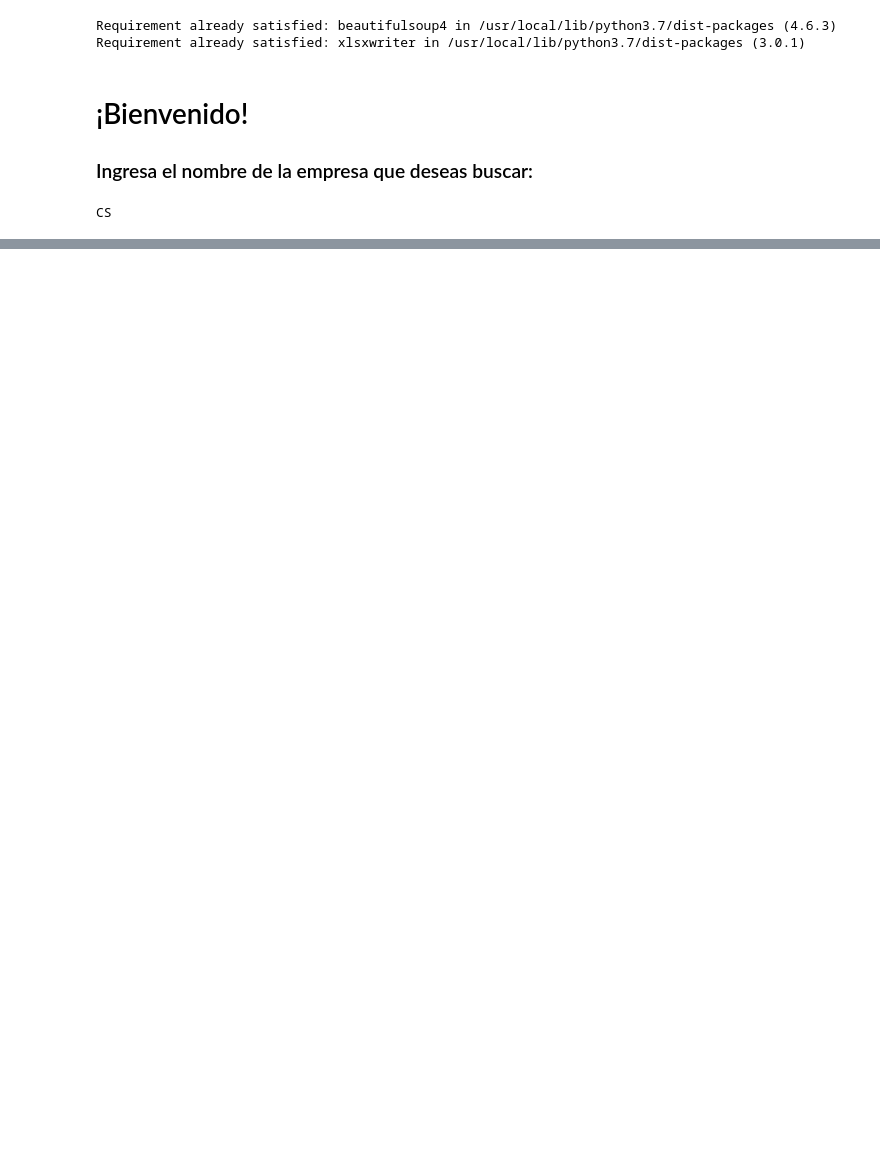
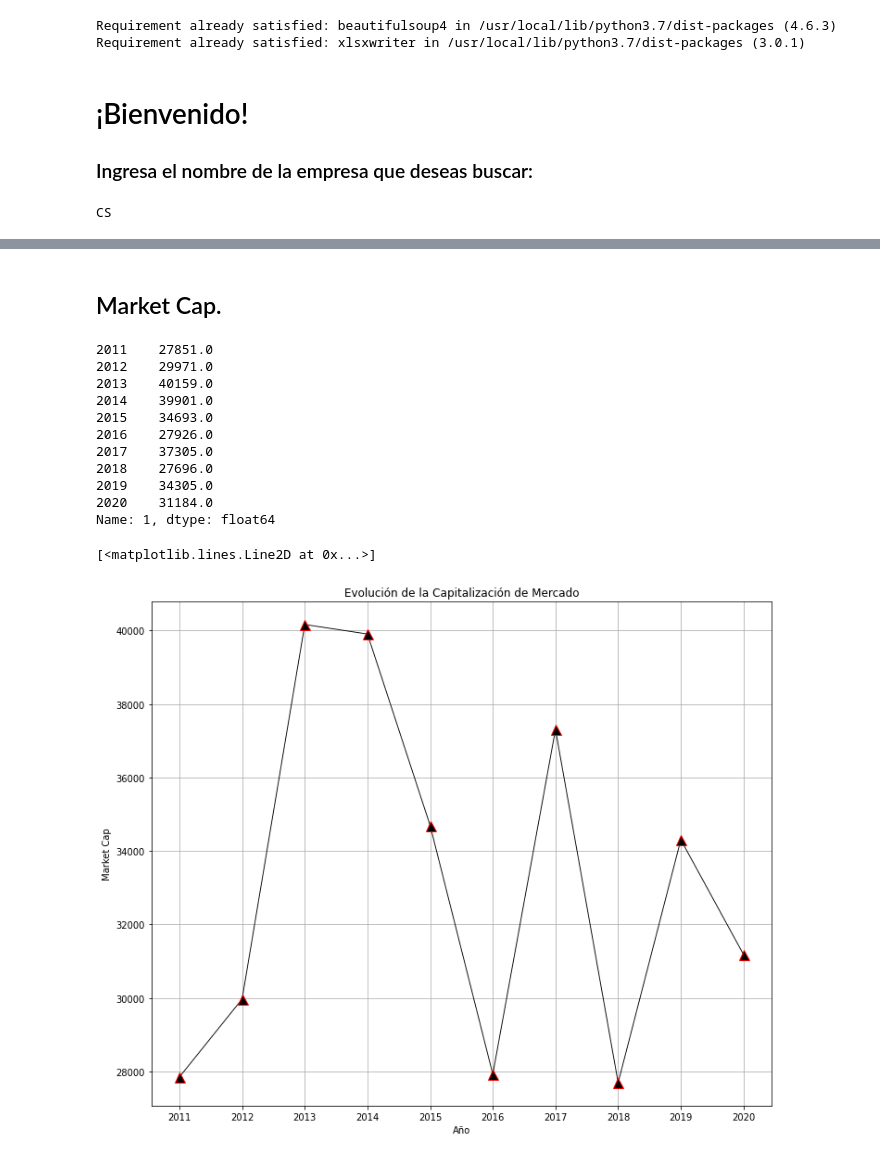
Before and after one commit to andresbasilea/Analizador-Financiero-CS, a Jupyter notebook: AndrésBasile_CreditSuisse.ipynb, the cells around one changed output, grey strips where cells are left out. Cells and saved outputs as stored; diff of their text form; code cells hidden in the pictures; blank space fills up the shorter version.

```diff
--- a/AndrésBasile_CreditSuisse.ipynb
+++ b/AndrésBasile_CreditSuisse.ipynb
@@ -46,15 +45,19 @@ with pd.ExcelWriter('estadosFinancieros' + empresa +'.xlsx',engine='xlsxwriter')
 
     # para manejar cada DF por separado posteriormente.
     df = []
-    dfIncome = pd.DataFrame
-    dfBalance = pd.DataFrame
-    dfCash = pd.DataFrame
-    dfRatios = pd.DataFrame
+    dfIncome = pd.DataFrame()
+    dfBalance = pd.DataFrame()
+    dfCash = pd.DataFrame()
+    dfRatios = pd.DataFrame()
 
     df.append(dfIncome)
     df.append(dfBalance)
     df.append(dfCash)
     df.append(dfRatios)
+
+
+
+
 
     i=0
     for estadoFinanciero in direcciones: #Ciclo for para traer los datos de cada tabla y guardarlos en excel
@@ -62,8 +65,8 @@ with pd.ExcelWriter('estadosFinancieros' + empresa +'.xlsx',engine='xlsxwriter')
       soup = BeautifulSoup(datos.content, 'html.parser')
       df[i] = pd.read_html(str(soup),attrs={'id':'financial-table'})[0]
       df[i].index=df[i].index+1
+      df[i]=df[i].rename(columns={'Year':'Concepto/Año'})
       df[i].to_excel(escritor, sheet_name=estadoFinanciero)
-      print(df[i])
       i+=1
 
 
@@ -90,0 +190,30 @@ files.download('estadosFinancieros' + empresa +'.xlsx')
+# %% [markdown]
+## Market Cap.
+# %%
+# anios = [2011, 2012, 2013, 2014, 2015, 2016, 2017, 2018, 2019, 2020]
+# a1 = [a[0], a[1], a[2], a[3], a[4], a[5], a[6], a[7], a[8], a[9]]
+# plt.scatter(anios,a1, color='r', marker='^')
+a = df[3].iloc[0,1:]
+a = a.astype(float)
+a = a.iloc[::-1]
+print(a[0:])
+plt.figure(figsize=(12,10))
+plt.title('Evolución de la Capitalización de Mercado')
+plt.xlabel('Año')
+plt.ylabel('Market Cap')
+plt.grid(True)
+plt.plot(a, linewidth=0.9, color='black', marker = '^', mec = "r", ms="11")
+# %% [output]
+2011    27851.0
+2012    29971.0
+2013    40159.0
+2014    39901.0
+2015    34693.0
+2016    27926.0
+2017    37305.0
+2018    27696.0
+2019    34305.0
+2020    31184.0
+Name: 1, dtype: float64
+[<matplotlib.lines.Line2D at 0x...>]
+[figure, added]
```
Also changed, not shown: parts of 12 cells of this notebook.
